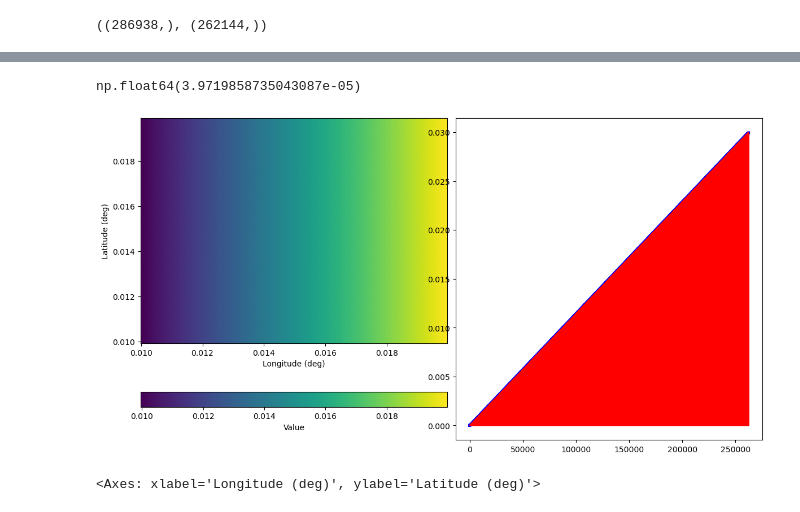
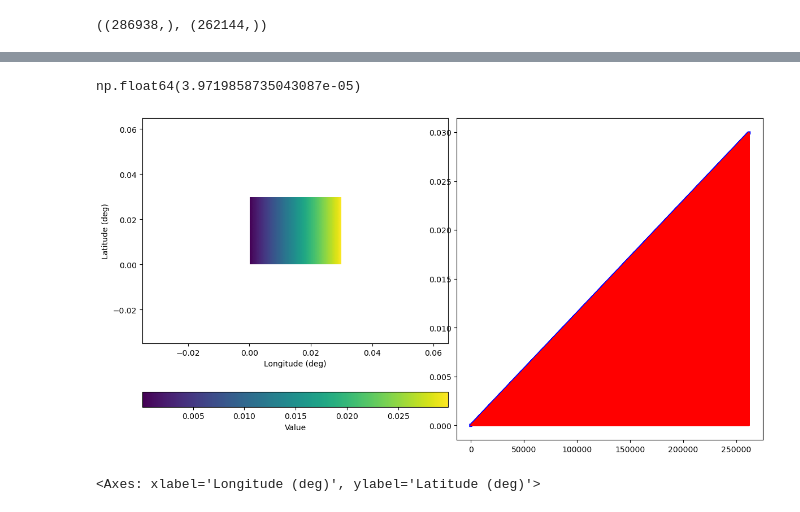
Before and after one commit to EOPF-DGGS/healpix-resample, a Jupyter notebook: notebooks/Test_regrid_to_healpix.ipynb, the cells around one changed output, grey strips where cells are left out. Saved outputs shown, nothing was run; the diff lists cells and outputs as text; code cells hidden in the pictures.

```diff
--- a/notebooks/Test_regrid_to_healpix.ipynb
+++ b/notebooks/Test_regrid_to_healpix.ipynb
@@ -167,14 +164,14 @@ RuntimeError: bincount only supports 1-d non-negative integral inputs.
 # %%
 
 plt.figure(figsize=(12,6))
-lgnomproject(res.cell_ids,res.cell_data,2**(level),hold=False,fov_deg=0.01,interp=False,sub=(1,2,1),cbar=True)
+lgnomproject(res.cell_ids,res.cell_data,2**(level),hold=False,fov_deg=0.1,interp=False,sub=(1,2,1),cbar=True)
 plt.subplot(1,2,2)
 plt.plot(lon,color='b',lw=4)
 plt.plot(rval,color='r')
 np.mean((rval-lon)**2)
 # %% [output]
 np.float64(3.9719858735043087e-05)
-[figure, old version]
+[figure, new version]
 # %%
 ilevel=14
 ndata=128
```
Also changed, not shown: parts of 6 cells of this notebook.
